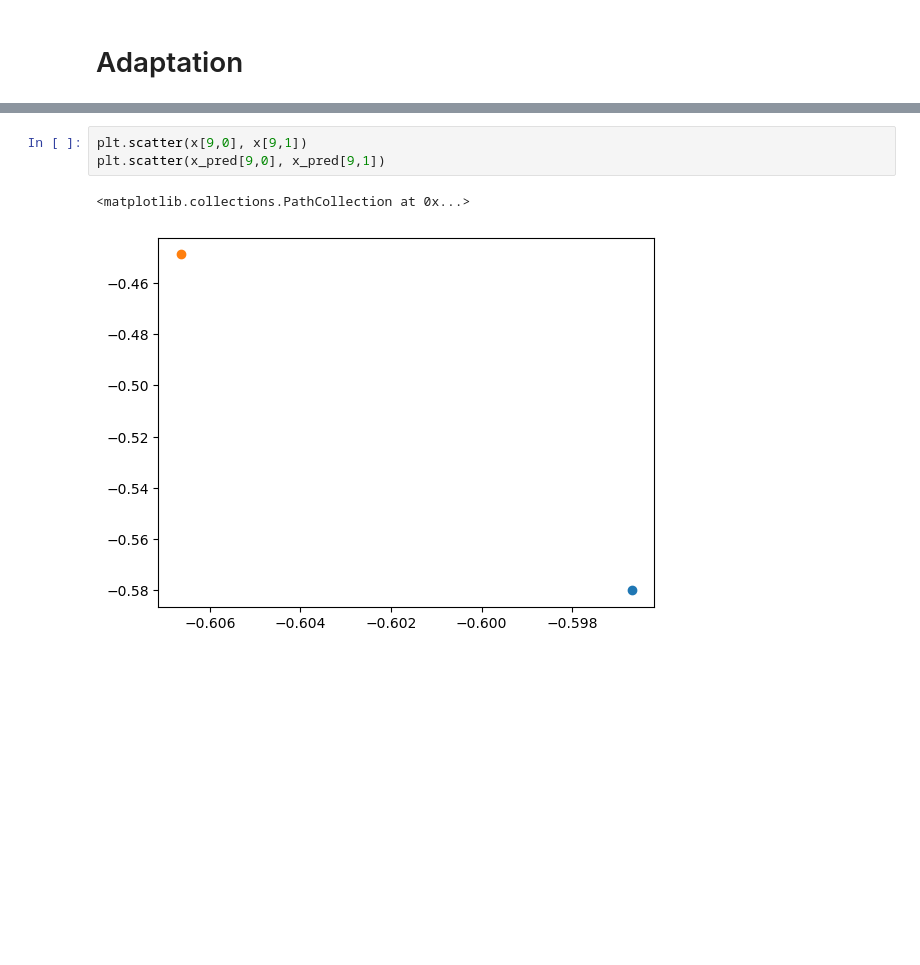
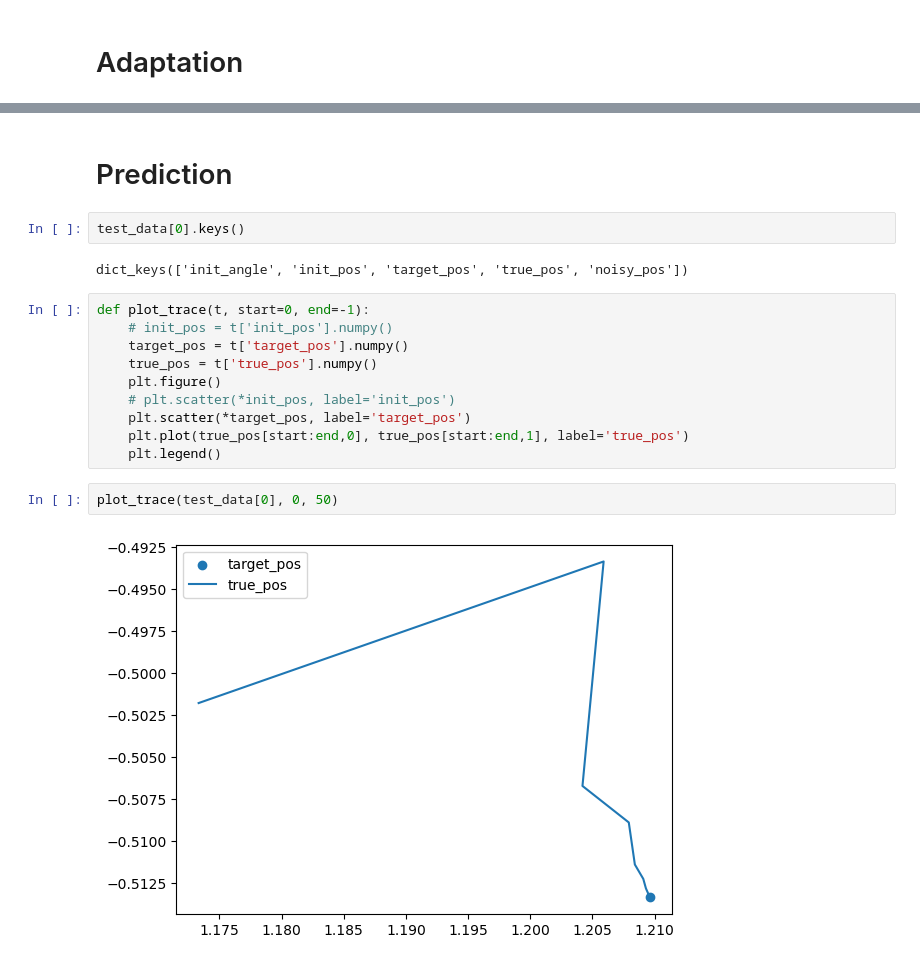
Before and after one commit to yunhao-tech/Sequantial-Monte-Carlo-project, a Jupyter notebook: two_link_arm_smcd.ipynb, the cells around one changed output, grey strips where cells are left out. Saved outputs shown, nothing was run; the diff lists cells and outputs as text; blank space fills up the shorter version.

```diff
--- a/two_link_arm_smcd.ipynb
+++ b/two_link_arm_smcd.ipynb
@@ -153,6 +131,20 @@ plt.plot(losses)
-# %%
-plt.scatter(x[9,0], x[9,1])
-plt.scatter(x_pred[9,0], x_pred[9,1])
-# %% [output]
-<matplotlib.collections.PathCollection at 0x...>
-[figure, removed]
+# %% [markdown]
+# Prediction
+# %%
+test_data[0].keys()
+# %% [output]
+dict_keys(['init_angle', 'init_pos', 'target_pos', 'true_pos', 'noisy_pos'])
+# %%
+def plot_trace(t, start=0, end=-1):
+	# init_pos = t['init_pos'].numpy()
+	target_pos = t['target_pos'].numpy()
+	true_pos = t['true_pos'].numpy()
+	plt.figure()
+	# plt.scatter(*init_pos, label='init_pos')
+	plt.scatter(*target_pos, label='target_pos')
+	plt.plot(true_pos[start:end,0], true_pos[start:end,1], label='true_pos')
+	plt.legend()
+# %%
+plot_trace(test_data[0], 0, 50)
+# %% [output]
+[figure, added]
```
Also changed, not shown: parts of 15 cells of this notebook, 4 other files.
